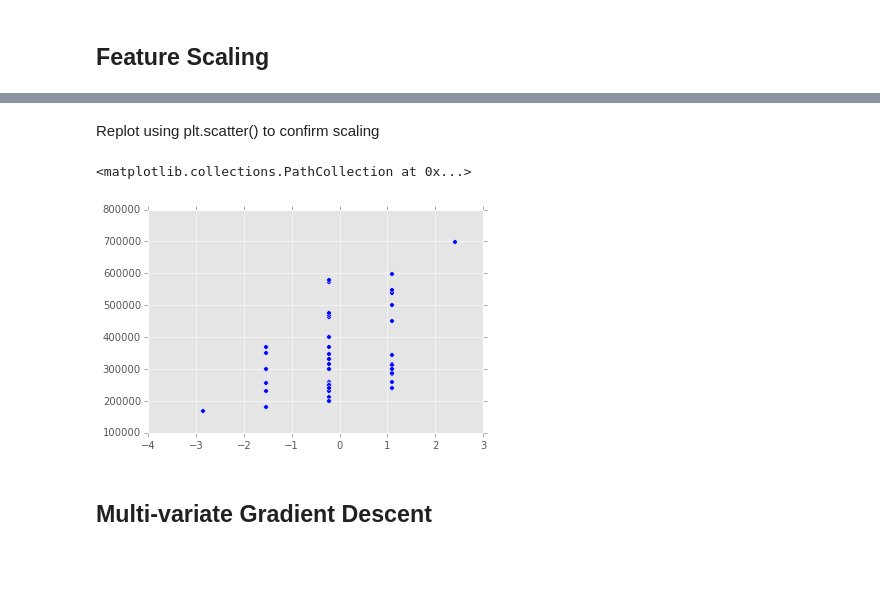
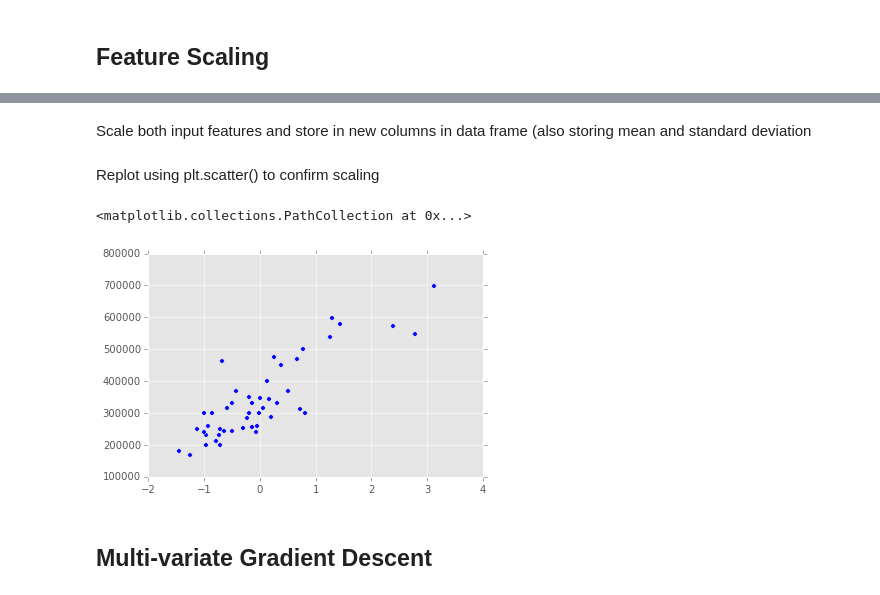
Before and after one commit to plthiyagu/training, a Jupyter notebook: Machine Learning/Exercises/Linear Regression with Multiple Features - Answers.ipynb, the cells around one changed output, grey strips where cells are left out. Cells and saved outputs as stored; diff of their text form; code cells hidden in the pictures; blank space fills up the shorter version.

```diff
--- a/Machine Learning/Exercises/Linear Regression with Multiple Features - Answers.ipynb
+++ b/Machine Learning/Exercises/Linear Regression with Multiple Features - Answers.ipynb
@@ -48,8 +51,0 @@ Use mean() and max() operators built into pandas to do this, and store scaling v
-# %%
-X1_mean = df.X1.mean()
-X2_mean = df.X2.mean()
-X1_std = df.X1.std()
-X2_std = df.X2.std()
-
-df.X1 = (df.X1 - X1_mean) / X1_std
-df.X2 = (df.X2 - X2_mean) / X2_std
@@ -55,0 +58,2 @@ df.X2 = (df.X2 - X2_mean) / X2_std
+# %% [markdown]
+Scale both input features and store in new columns in data frame (also storing mean and standard deviation
@@ -56,10 +63,10 @@ df.X2 = (df.X2 - X2_mean) / X2_std
 # %% [markdown]
 Replot using plt.scatter() to confirm scaling
 # %%
-plt.scatter(df.X2,df.Y)
+plt.scatter(df.X1_scaled,df.Y)
 # %% [output]
 <matplotlib.collections.PathCollection at 0x...>
-[figure, old version]
+[figure, new version]
 # %% [markdown]
 ## Multi-variate Gradient Descent
 # %% [markdown]
```
Also changed, not shown: parts of 28 cells of this notebook, 4 other files.
